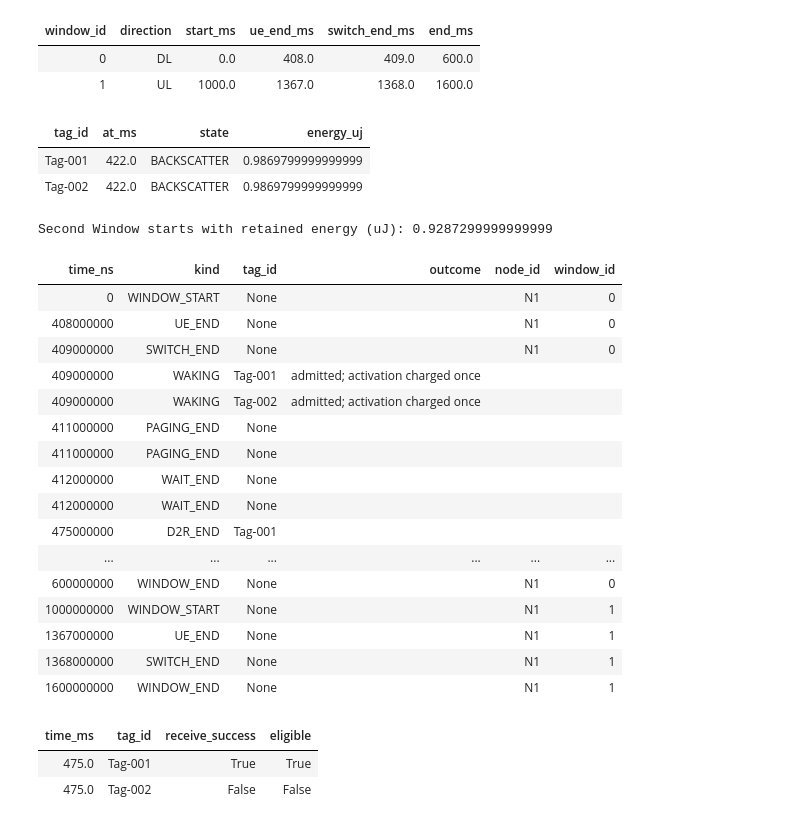
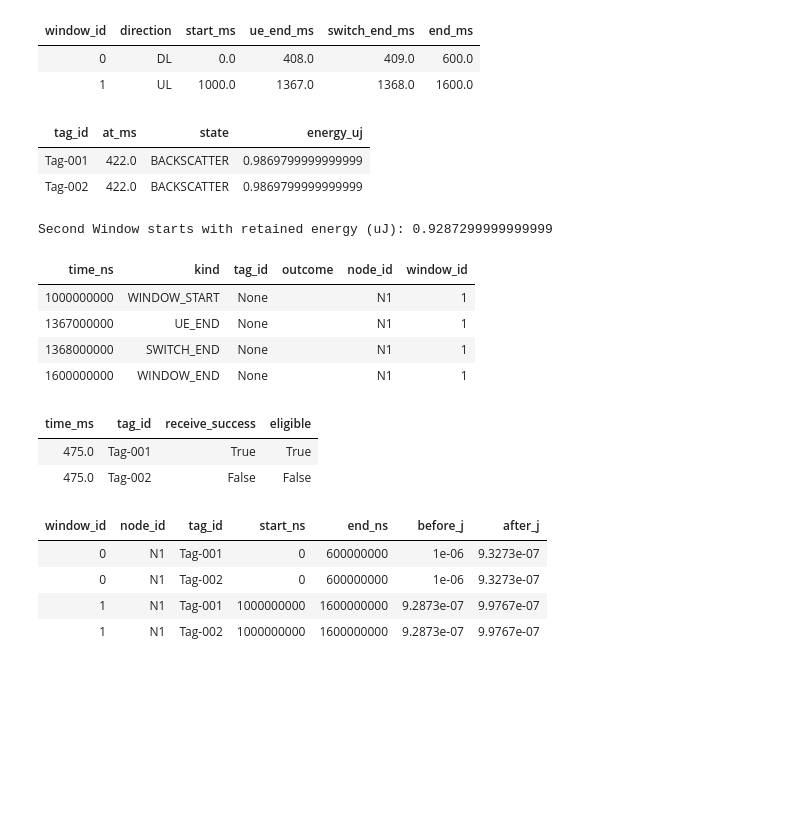
Before and after one commit to tonywang07009/PY_NetworkSimulator, a Jupyter notebook: notebooks/05_event_engine.ipynb, the cells around one changed output. Saved outputs shown, nothing was run; the diff lists cells and outputs as text; code cells hidden in the pictures; blank space fills up the shorter version.

```diff
--- a/notebooks/05_event_engine.ipynb
+++ b/notebooks/05_event_engine.ipynb
@@ -269,0 +314,10 @@ class TagEventEngine:
+# %%
+def collect_completions(events, time_ns):
+    completed = []
+    for event in events:
+        if event.kind == 'D2R_END':
+            request = event.payload
+            completed.append(dict(tag_id=request.tag_id, receive_success=request.receive_success,
+                                  eligible=request.receive_success and time_ns < request.deadline_ns))
+    completed.sort(key=lambda row:row['tag_id'])
+    return tuple(completed)
@@ -304,7 +635,9 @@ requests = (
     OperationRequest(operation_start_ns,'Tag-001',0,16,2_000_000,1_000_000,20_000_000_000,True),
     OperationRequest(operation_start_ns,'Tag-002',0,16,2_000_000,1_000_000,20_000_000_000,False),
 )
-engine = TagEventEngine(windows,initial_snapshots,tag_nodes,rf_inputs_w,requests)
+scenario = prepare_scenario(windows, tag_nodes, rf_inputs_w, requests)
+initial_state = EngineState(snapshots=dict(initial_snapshots))
+engine = TagEventEngine(scenario, initial_state)
 # %% [output]
 | window_id | direction | start_ms | ue_end_ms | switch_end_ms | end_ms |
 | 0 | DL | 0.0 | 408.0 | 409.0 | 600.0 |
@@ -312,46 +645,37 @@ engine = TagEventEngine(windows,initial_snapshots,tag_nodes,rf_inputs_w,requests
 # %%
 
 # An unrelated observation in the middle of D2R must not expose future final energy.
 engine.run_until(operation_start_ns+13_000_000)
 display_rows([dict(tag_id=tag,at_ms=snapshot.now_ns/1e6,state=snapshot.mode.value,
-                   energy_uj=snapshot.energy_j*1e6) for tag,snapshot in engine.snapshots.items()])
-assert all(snapshot.mode is energy.TagMode.BACKSCATTER for snapshot in engine.snapshots.values())
-assert not engine.completion_batches
-assert engine.snapshots['Tag-001'].energy_j == engine.snapshots['Tag-002'].energy_j
+                   energy_uj=snapshot.energy_j*1e6) for tag,snapshot in engine.state.snapshots.items()])
+assert all(snapshot.mode is energy.TagMode.BACKSCATTER for snapshot in engine.state.snapshots.values())
+assert not engine.records.completion_batches
+assert engine.state.snapshots['Tag-001'].energy_j == engine.state.snapshots['Tag-002'].energy_j
 
 engine.run_until(operation_start_ns+66_200_000)
-assert abs(engine.snapshots['Tag-001'].energy_j-0.933978e-6)<1e-18
-assert engine.snapshots['Tag-001'].energy_j == engine.snapshots['Tag-002'].energy_j
-assert [row['eligible'] for row in engine.completion_batches[0][1]] == [True,False]
+assert abs(engine.state.snapshots['Tag-001'].energy_j-0.933978e-6)<1e-18
+assert engine.state.snapshots['Tag-001'].energy_j == engine.state.snapshots['Tag-002'].energy_j
+assert [row['eligible'] for row in engine.records.completion_batches[0][1]] == [True,False]
 
 # Continue across the 400-ms gap into the next Window without a battery reset.
 engine.run_until(1_000_000_000)
-energy_at_second_start = engine.snapshots['Tag-001'].energy_j
+energy_at_second_start = engine.state.snapshots['Tag-001'].energy_j
 assert energy_at_second_start < 1e-6
 engine.run_until(1_600_000_000)
 print('Second Window starts with retained energy (uJ):',energy_at_second_start*1e6)
-display_rows(engine.trace)
-display_rows([dict(time_ms=time_ns/1e6,**row) for time_ns,batch in engine.completion_batches for row in batch])
+display_rows(engine.records.trace)
+display_rows([dict(time_ms=time_ns/1e6,**row) for time_ns,batch in engine.records.completion_batches for row in batch])
 assert all(snapshot.energy_j==1e-6 for snapshot in initial_snapshots.values())
-assert all(snapshot.now_ns==1_600_000_000 for snapshot in engine.snapshots.values())
+assert all(snapshot.now_ns==1_600_000_000 for snapshot in engine.state.snapshots.values())
+
+display_rows(engine.records.window_summaries)
+assert len(engine.records.window_summaries) == len(windows) * len(initial_snapshots)
 # %% [output]
 | tag_id | at_ms | state | energy_uj |
 | Tag-001 | 422.0 | BACKSCATTER | 0.9869799999999999 |
 | Tag-002 | 422.0 | BACKSCATTER | 0.9869799999999999 |
 Second Window starts with retained energy (uJ): 0.9287299999999999
 | time_ns | kind | tag_id | outcome | node_id | window_id |
-| 0 | WINDOW_START | None |  | N1 | 0 |
-| 408000000 | UE_END | None |  | N1 | 0 |
-| 409000000 | SWITCH_END | None |  | N1 | 0 |
-| 409000000 | WAKING | Tag-001 | admitted; activation charged once |  |  |
-| 409000000 | WAKING | Tag-002 | admitted; activation charged once |  |  |
-| 411000000 | PAGING_END | None |  |  |  |
-| 411000000 | PAGING_END | None |  |  |  |
-| 412000000 | WAIT_END | None |  |  |  |
-| 412000000 | WAIT_END | None |  |  |  |
-| 475000000 | D2R_END | Tag-001 |  |  |  |
-| ... | ... | ... | ... | ... | ... |
-| 600000000 | WINDOW_END | None |  | N1 | 0 |
 | 1000000000 | WINDOW_START | None |  | N1 | 1 |
 | 1367000000 | UE_END | None |  | N1 | 1 |
 | 1368000000 | SWITCH_END | None |  | N1 | 1 |
@@ -359,3 +683,8 @@ Second Window starts with retained energy (uJ): 0.9287299999999999
 | time_ms | tag_id | receive_success | eligible |
 | 475.0 | Tag-001 | True | True |
 | 475.0 | Tag-002 | False | False |
+| window_id | node_id | tag_id | start_ns | end_ns | before_j | after_j |
+| 0 | N1 | Tag-001 | 0 | 600000000 | 1e-06 | 9.3273e-07 |
+| 0 | N1 | Tag-002 | 0 | 600000000 | 1e-06 | 9.3273e-07 |
+| 1 | N1 | Tag-001 | 1000000000 | 1600000000 | 9.2873e-07 | 9.9767e-07 |
+| 1 | N1 | Tag-002 | 1000000000 | 1600000000 | 9.2873e-07 | 9.9767e-07 |
```
Also changed, not shown: parts of 30 cells of this notebook, 24 other files.
